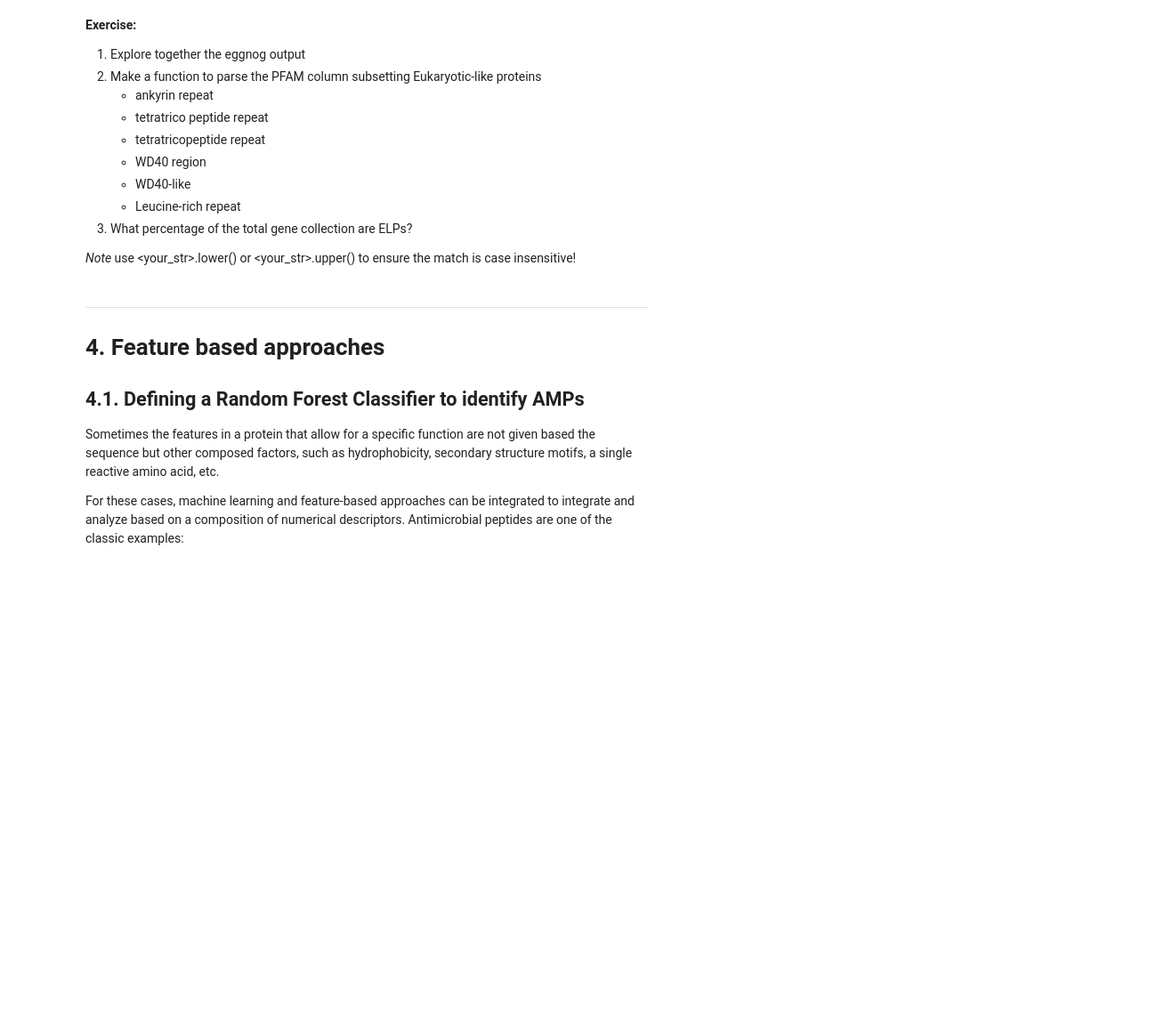
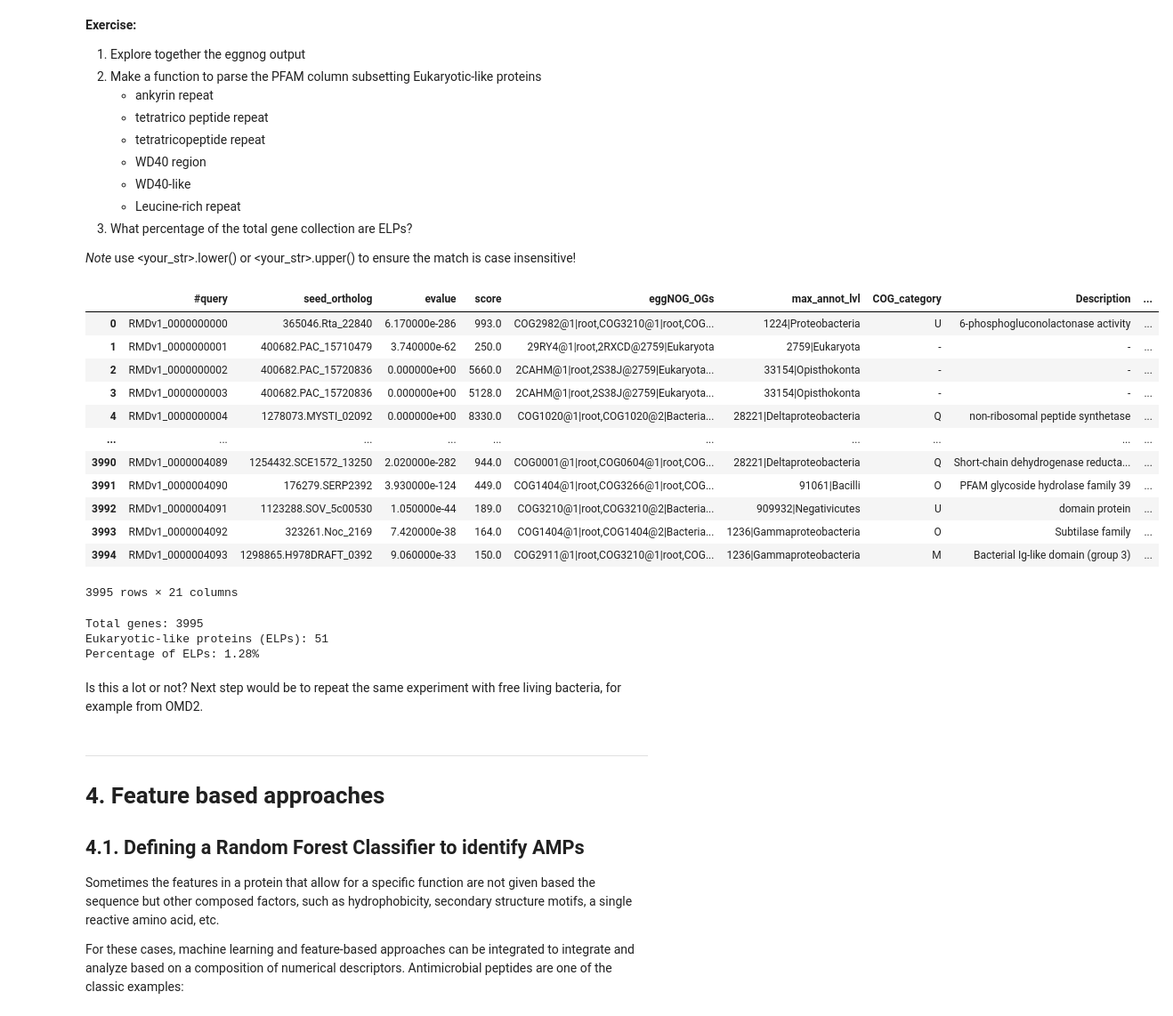
Before and after one commit to franciscozorrilla/microbial_community_genomics, a Jupyter notebook: hands_on_genome_mining.ipynb, the cells around one changed output. Shown at 89% size. Saved outputs shown, nothing was run; the diff lists cells and outputs as text; code cells hidden in the pictures; blank space fills up the shorter version.

```diff
--- a/hands_on_genome_mining.ipynb
+++ b/hands_on_genome_mining.ipynb
@@ -1192,6 +1192,22 @@ egg = pd.read_csv(f'{DATA}/eggnog_output.tsv', sep='\t')
 3. What percentage of the total gene collection are ELPs?
 
 _Note_ use <your_str>.lower() or <your_str>.upper() to ensure the match is case insensitive!
+# %%
+egg
+# %% [output]
+|  | #query | seed_ortholog | evalue | score | eggNOG_OGs | max_annot_lvl | COG_category | Description | ... |
+| 0 | RMDv1_0000000000 | 365046.Rta_22840 | 6.170000e-286 | 993.0 | COG2982@1|root,COG3210@1|root,COG... | 1224|Proteobacteria | U | 6-phosphogluconolactonase activity | ... |
+| 1 | RMDv1_0000000001 | 400682.PAC_15710479 | 3.740000e-62 | 250.0 | 29RY4@1|root,2RXCD@2759|Eukaryota | 2759|Eukaryota | - | - | ... |
+| 2 | RMDv1_0000000002 | 400682.PAC_15720836 | 0.000000e+00 | 5660.0 | 2CAHM@1|root,2S38J@2759|Eukaryota... | 33154|Opisthokonta | - | - | ... |
+| 3 | RMDv1_0000000003 | 400682.PAC_15720836 | 0.000000e+00 | 5128.0 | 2CAHM@1|root,2S38J@2759|Eukaryota... | 33154|Opisthokonta | - | - | ... |
+| 4 | RMDv1_0000000004 | 1278073.MYSTI_02092 | 0.000000e+00 | 8330.0 | COG1020@1|root,COG1020@2|Bacteria... | 28221|Deltaproteobacteria | Q | non-ribosomal peptide synthetase | ... |
+| ... | ... | ... | ... | ... | ... | ... | ... | ... | ... |
+| 3990 | RMDv1_0000004089 | 1254432.SCE1572_13250 | 2.020000e-282 | 944.0 | COG0001@1|root,COG0604@1|root,COG... | 28221|Deltaproteobacteria | Q | Short-chain dehydrogenase reducta... | ... |
+| 3991 | RMDv1_0000004090 | 176279.SERP2392 | 3.930000e-124 | 449.0 | COG1404@1|root,COG3266@1|root,COG... | 91061|Bacilli | O | PFAM glycoside hydrolase family 39 | ... |
+| 3992 | RMDv1_0000004091 | 1123288.SOV_5c00530 | 1.050000e-44 | 189.0 | COG3210@1|root,COG3210@2|Bacteria... | 909932|Negativicutes | U | domain protein | ... |
+| 3993 | RMDv1_0000004092 | 323261.Noc_2169 | 7.420000e-38 | 164.0 | COG1404@1|root,COG1404@2|Bacteria... | 1236|Gammaproteobacteria | O | Subtilase family | ... |
+| 3994 | RMDv1_0000004093 | 1298865.H978DRAFT_0392 | 9.060000e-33 | 150.0 | COG2911@1|root,COG3210@1|root,COG... | 1236|Gammaproteobacteria | M | Bacterial Ig-like domain (group 3) | ... |
+3995 rows × 21 columns
 # %%
 import pandas as pd
 
@@ -1212,26 +1228,25 @@ def is_elp(pfam_string):
     # Check if any of the keywords are in the PFAM column
     return any(keyword in pfam_string for keyword in elp_keywords)
 
-# Sample DataFrame (replace with actual data)
-data = {
-    "Gene": ["Gene1", "Gene2", "Gene3", "Gene4"],
-    "PFAM": ["Ankyrin Repeat", "WD40 Region", "Some Other Domain", "Leucine-rich Repeat"]
-}
-
-df = pd.DataFrame(data)
-
 # Add a column indicating whether the gene is an ELP
-df["Is_ELP"] = df["PFAM"].apply(is_elp)
+egg["Is_ELP"] = egg["Description"].apply(is_elp)
+# You can also apply this to PFAM, description and pfam not always match!
 
 # Compute the percentage of ELPs
-total_genes = len(df)
-elp_count = df["Is_ELP"].sum()
+total_genes = len(egg)
+elp_count = egg["Is_ELP"].sum()
 elp_percentage = (elp_count / total_genes) * 100
 
 # Print the results
 print(f"Total genes: {total_genes}")
 print(f"Eukaryotic-like proteins (ELPs): {elp_count}")
 print(f"Percentage of ELPs: {elp_percentage:.2f}%")
+# %% [output]
+Total genes: 3995
+Eukaryotic-like proteins (ELPs): 51
+Percentage of ELPs: 1.28%
+# %% [markdown]
+Is this a lot or not? Next step would be to repeat the same experiment with free living bacteria, for example from OMD2.
 # %% [markdown]
 ----------
 
```
Also changed, not shown: parts of 2 cells of this notebook.
